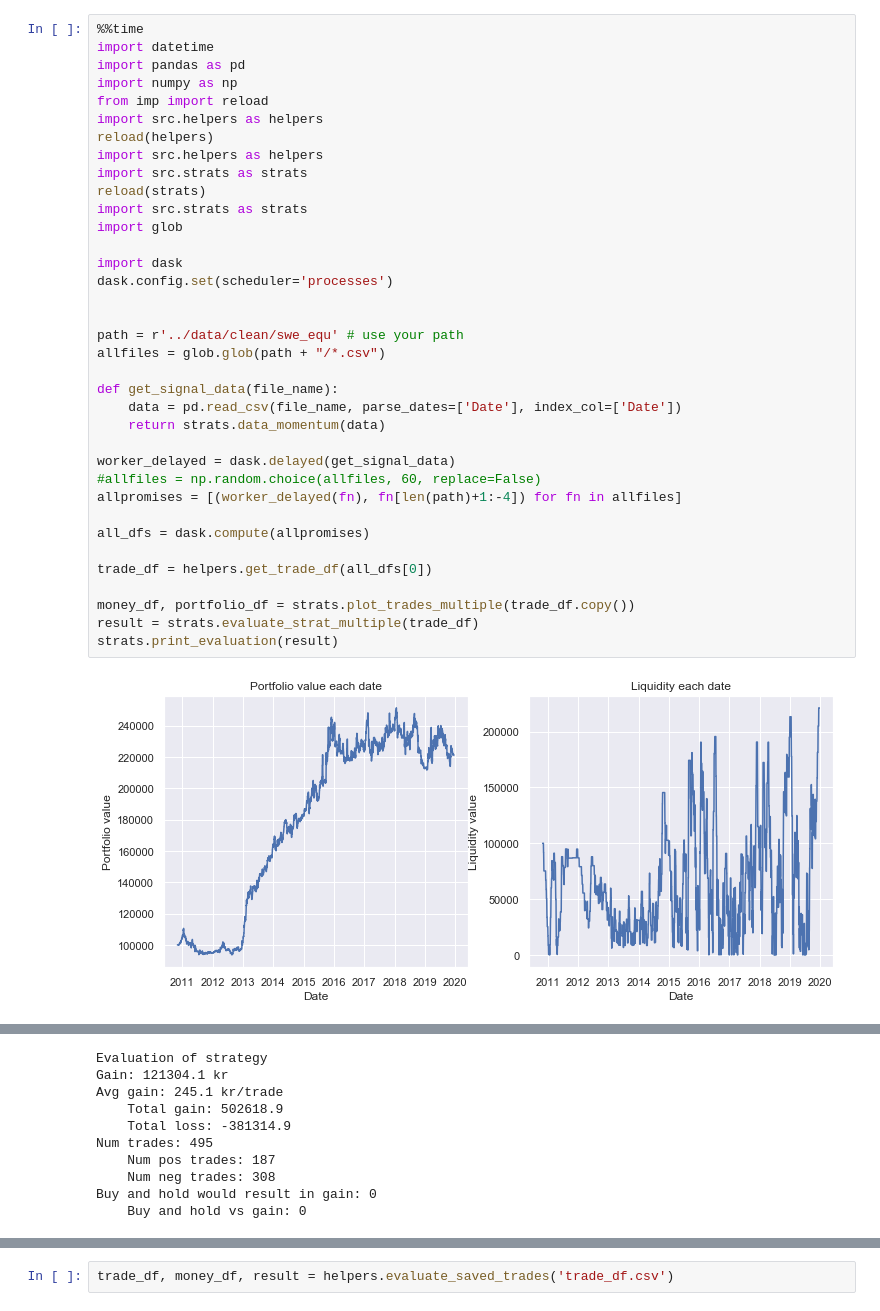
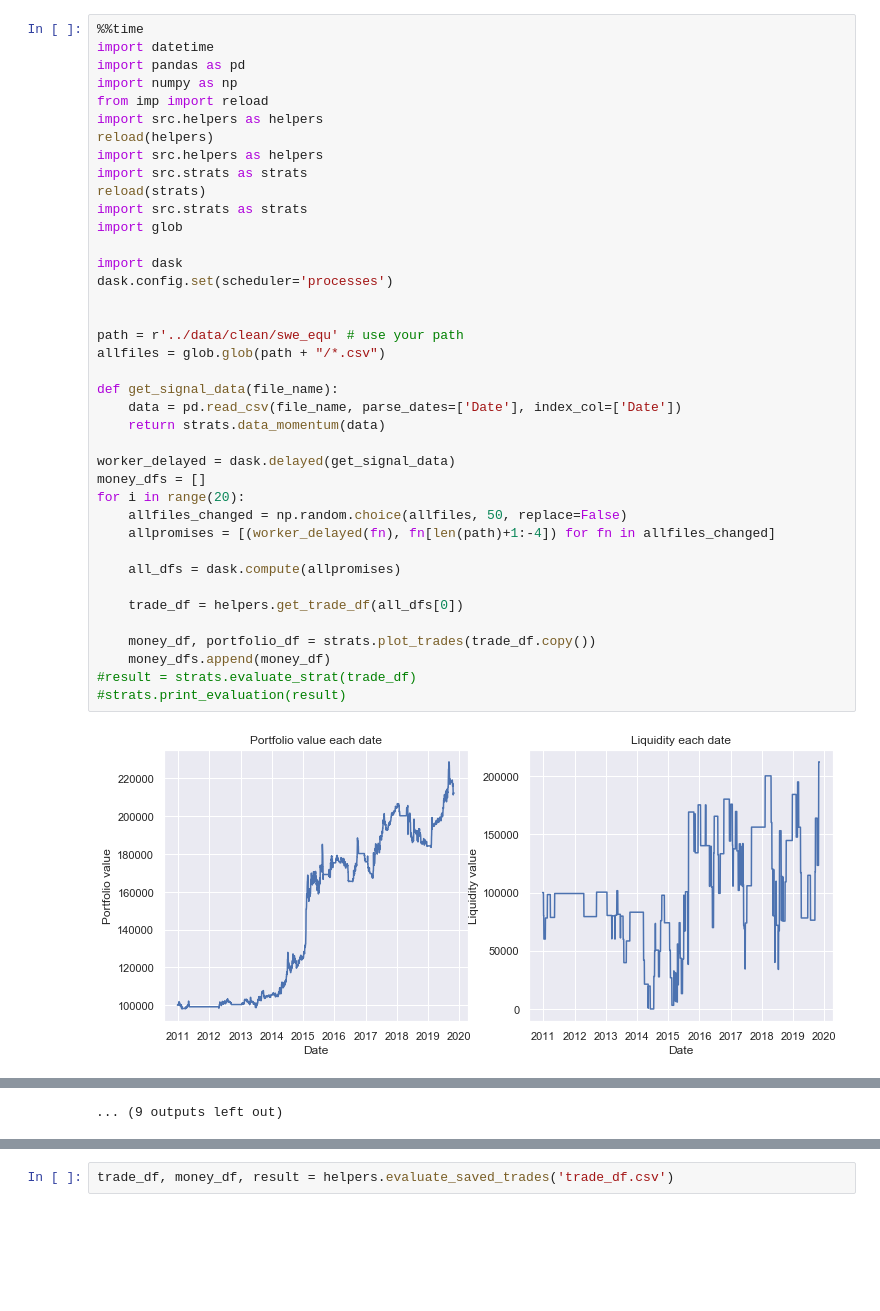
Before and after one commit to agatons/EPFL-financial-big-data, a Jupyter notebook: ta_method/test.ipynb, the cells around one changed output, grey strips where cells are left out. Saved outputs shown, nothing was run; the diff lists cells and outputs as text; blank space fills up the shorter version.

```diff
--- a/ta_method/test.ipynb
+++ b/ta_method/test.ipynb
@@ -10,38 +11,41 @@ df.index = pd.to_datetime(df.index).strftime("%Y-%m-%d")
 # %%
 %%time
 import datetime
 import pandas as pd
 import numpy as np
 from imp import reload
 import src.helpers as helpers
 reload(helpers)
 import src.helpers as helpers
 import src.strats as strats
 reload(strats)
 import src.strats as strats
 import glob
 
 import dask
 dask.config.set(scheduler='processes')
 
 
 path = r'../data/clean/swe_equ' # use your path
 allfiles = glob.glob(path + "/*.csv")
 
 def get_signal_data(file_name):
     data = pd.read_csv(file_name, parse_dates=['Date'], index_col=['Date'])
     return strats.data_momentum(data)
 
 worker_delayed = dask.delayed(get_signal_data)
-#allfiles = np.random.choice(allfiles, 60, replace=False)
-allpromises = [(worker_delayed(fn), fn[len(path)+1:-4]) for fn in allfiles]
+money_dfs = []
+for i in range(20):
+    allfiles_changed = np.random.choice(allfiles, 50, replace=False)
+    allpromises = [(worker_delayed(fn), fn[len(path)+1:-4]) for fn in allfiles_changed]
 
-all_dfs = dask.compute(allpromises)
+    all_dfs = dask.compute(allpromises)
 
-trade_df = helpers.get_trade_df(all_dfs[0])
+    trade_df = helpers.get_trade_df(all_dfs[0])
 
-money_df, portfolio_df = strats.plot_trades_multiple(trade_df.copy())
-result = strats.evaluate_strat_multiple(trade_df)
-strats.print_evaluation(result)
+    money_df, portfolio_df = strats.plot_trades(trade_df.copy())
+    money_dfs.append(money_df)
+#result = strats.evaluate_strat(trade_df)
+#strats.print_evaluation(result)
 # %% [output]
-[figure, old version]
+[figure, new version]
@@ -48,10 +63 @@ strats.print_evaluation(result)
-Evaluation of strategy
-Gain: 121304.1 kr
-Avg gain: 245.1 kr/trade
-    Total gain: 502618.9
-    Total loss: -381314.9
-Num trades: 495
-    Num pos trades: 187
-    Num neg trades: 308
-Buy and hold would result in gain: 0
-    Buy and hold vs gain: 0
+... (9 outputs left out)
```
Also changed, not shown: parts of 9 cells of this notebook, 10 other files.
